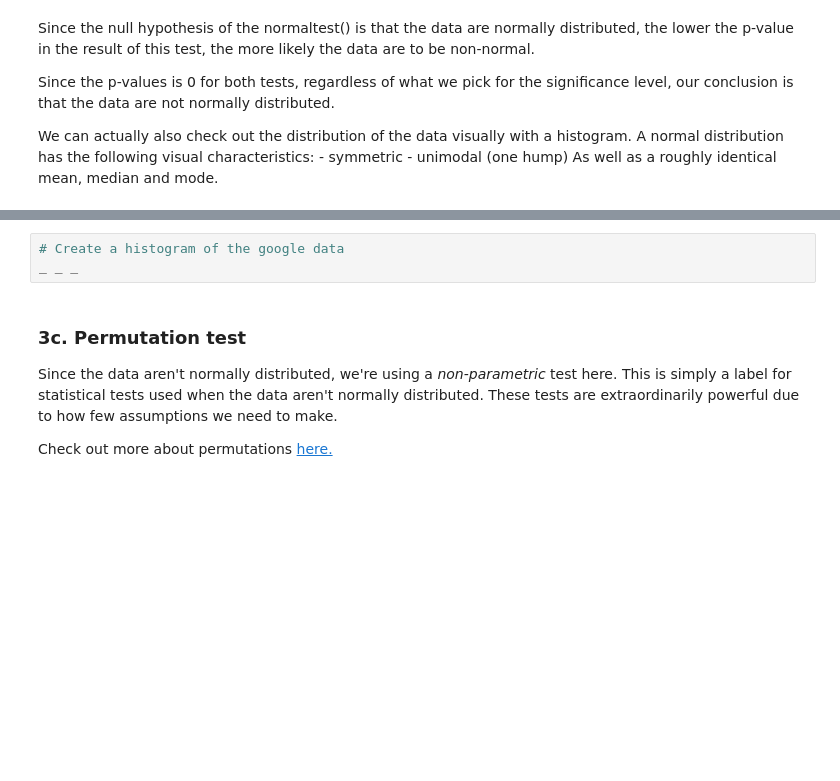
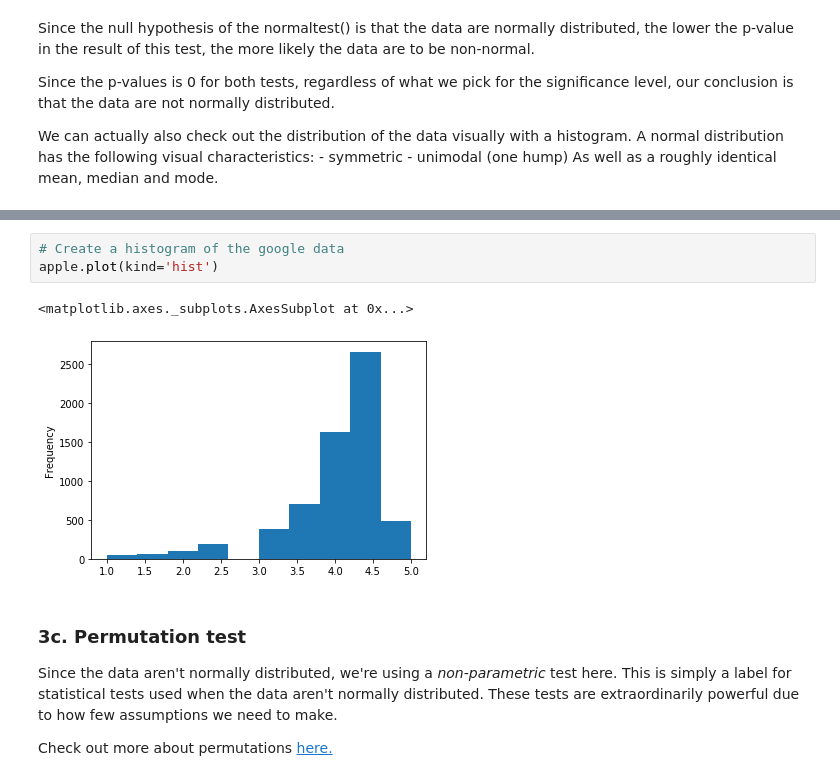
Before and after one commit to SwissMisra/App_Integration, a Jupyter notebook: Springboard Apps project - Tier 3 - Complete.ipynb, the cells around one changed output, grey strips where cells are left out. Cells and saved outputs as stored; diff of their text form; blank space fills up the shorter version.

```diff
--- a/Springboard Apps project - Tier 3 - Complete.ipynb
+++ b/Springboard Apps project - Tier 3 - Complete.ipynb
@@ -448,6 +484,9 @@ _ _ _
 # %%
 # Create a histogram of the google data
-_ _ _
+apple.plot(kind='hist')
+# %% [output]
+<matplotlib.axes._subplots.AxesSubplot at 0x...>
+[figure, added]
 # %% [markdown]
 ### 3c. Permutation test
 Since the data aren't normally distributed, we're using a *non-parametric* test here. This is simply a label for statistical tests used when the data aren't normally distributed. These tests are extraordinarily powerful due to how few assumptions we need to make.
```
Also changed, not shown: parts of 17 cells of this notebook, 1 other file.
